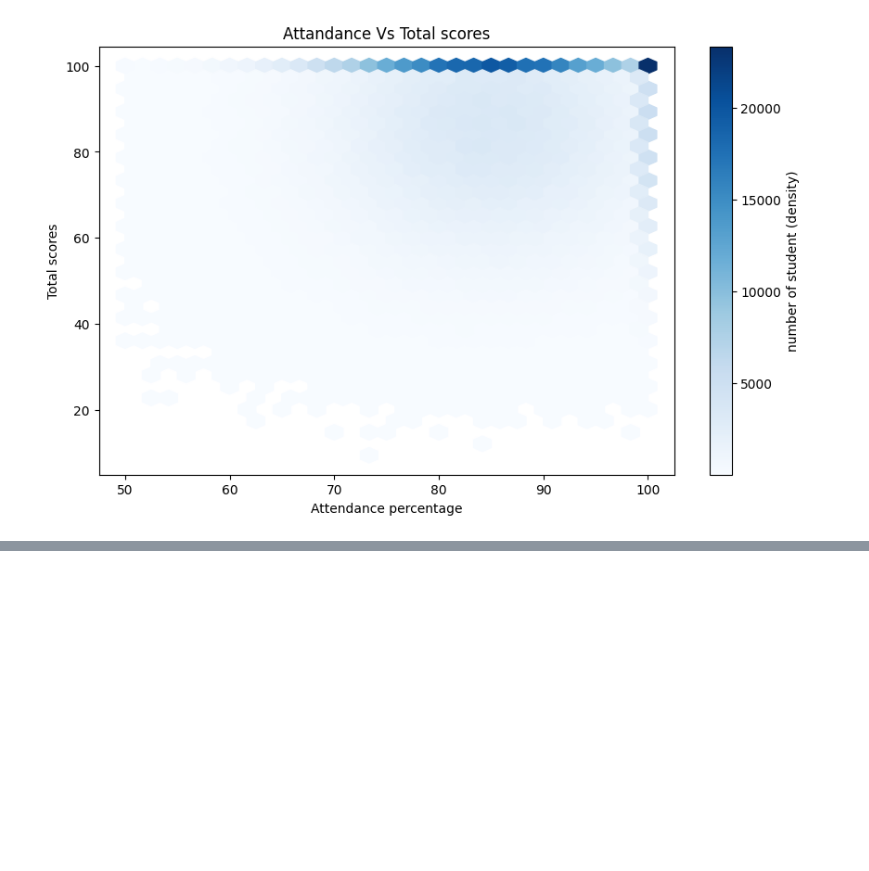
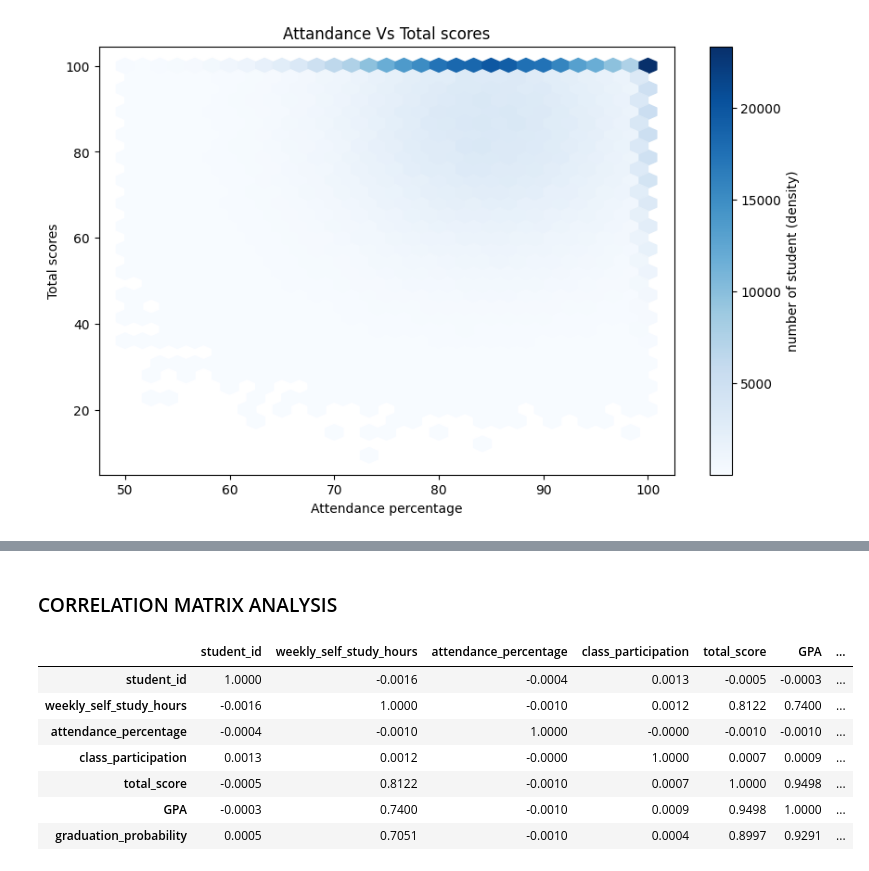
Before and after one commit to aidaryiddi-kp/Student-perfomance-Ai, a Jupyter notebook: dataanalysis.ipynb, the cells around one changed output, grey strips where cells are left out. Saved outputs shown, nothing was run; the diff lists cells and outputs as text; code cells hidden in the pictures; blank space fills up the shorter version.

```diff
--- a/dataanalysis.ipynb
+++ b/dataanalysis.ipynb
@@ -90,0 +102,13 @@ plt.show()
+# %% [markdown]
+### CORRELATION MATRIX ANALYSIS
+# %%
+data.corr(numeric_only=True).round(4)
+# %% [output]
+|  | student_id | weekly_self_study_hours | attendance_percentage | class_participation | total_score | GPA | ... |
+| student_id | 1.0000 | -0.0016 | -0.0004 | 0.0013 | -0.0005 | -0.0003 | ... |
+| weekly_self_study_hours | -0.0016 | 1.0000 | -0.0010 | 0.0012 | 0.8122 | 0.7400 | ... |
+| attendance_percentage | -0.0004 | -0.0010 | 1.0000 | -0.0000 | -0.0010 | -0.0010 | ... |
+| class_participation | 0.0013 | 0.0012 | -0.0000 | 1.0000 | 0.0007 | 0.0009 | ... |
+| total_score | -0.0005 | 0.8122 | -0.0010 | 0.0007 | 1.0000 | 0.9498 | ... |
+| GPA | -0.0003 | 0.7400 | -0.0010 | 0.0009 | 0.9498 | 1.0000 | ... |
+| graduation_probability | 0.0005 | 0.7051 | -0.0010 | 0.0004 | 0.8997 | 0.9291 | ... |
```
Also changed, not shown: parts of 7 cells of this notebook.
